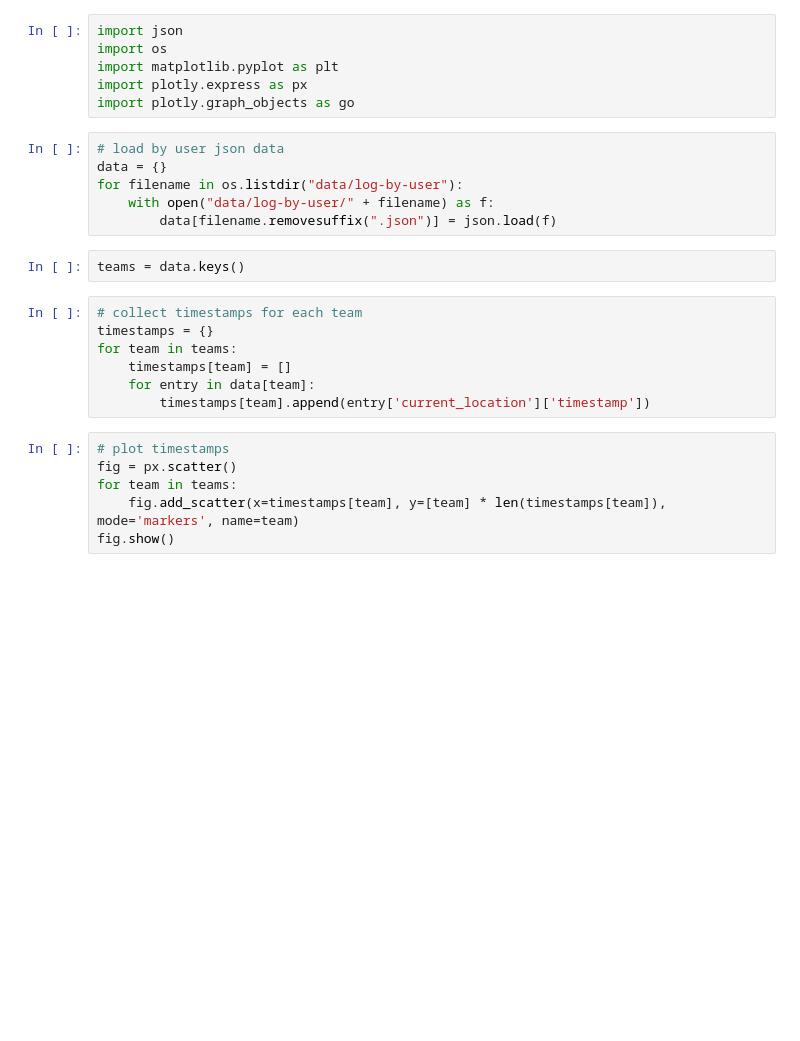
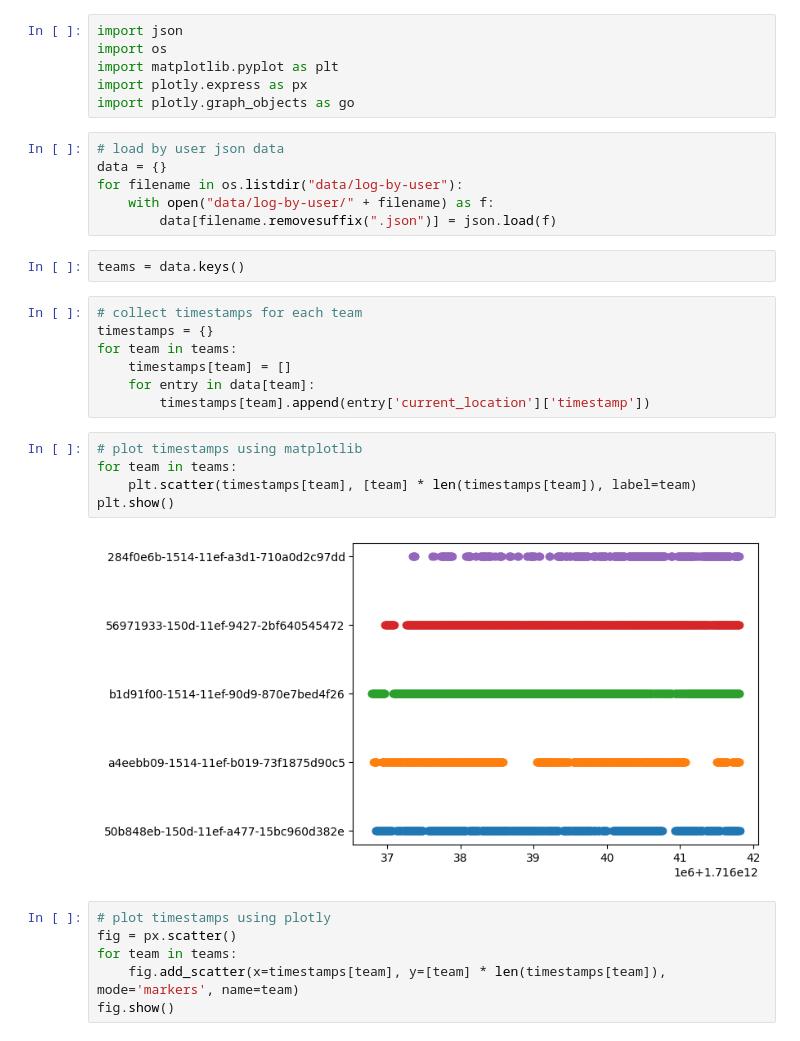
Before and after one commit to sith98/cacha-animation, a Jupyter notebook: timestamps.ipynb, the cells around one changed output. Saved outputs shown, nothing was run; the diff lists cells and outputs as text; blank space fills up the shorter version.

Commit message:
Included matplotlib plot

```diff
--- a/timestamps.ipynb
+++ b/timestamps.ipynb
@@ -19,8 +19,15 @@ for team in teams:
     timestamps[team] = []
     for entry in data[team]:
         timestamps[team].append(entry['current_location']['timestamp'])
+# %%
+# plot timestamps using matplotlib
+for team in teams:
+    plt.scatter(timestamps[team], [team] * len(timestamps[team]), label=team)
+plt.show()
+# %% [output]
+[figure, added]
 # %%
-# plot timestamps
+# plot timestamps using plotly
 fig = px.scatter()
 for team in teams:
     fig.add_scatter(x=timestamps[team], y=[team] * len(timestamps[team]), mode='markers', name=team)
```
